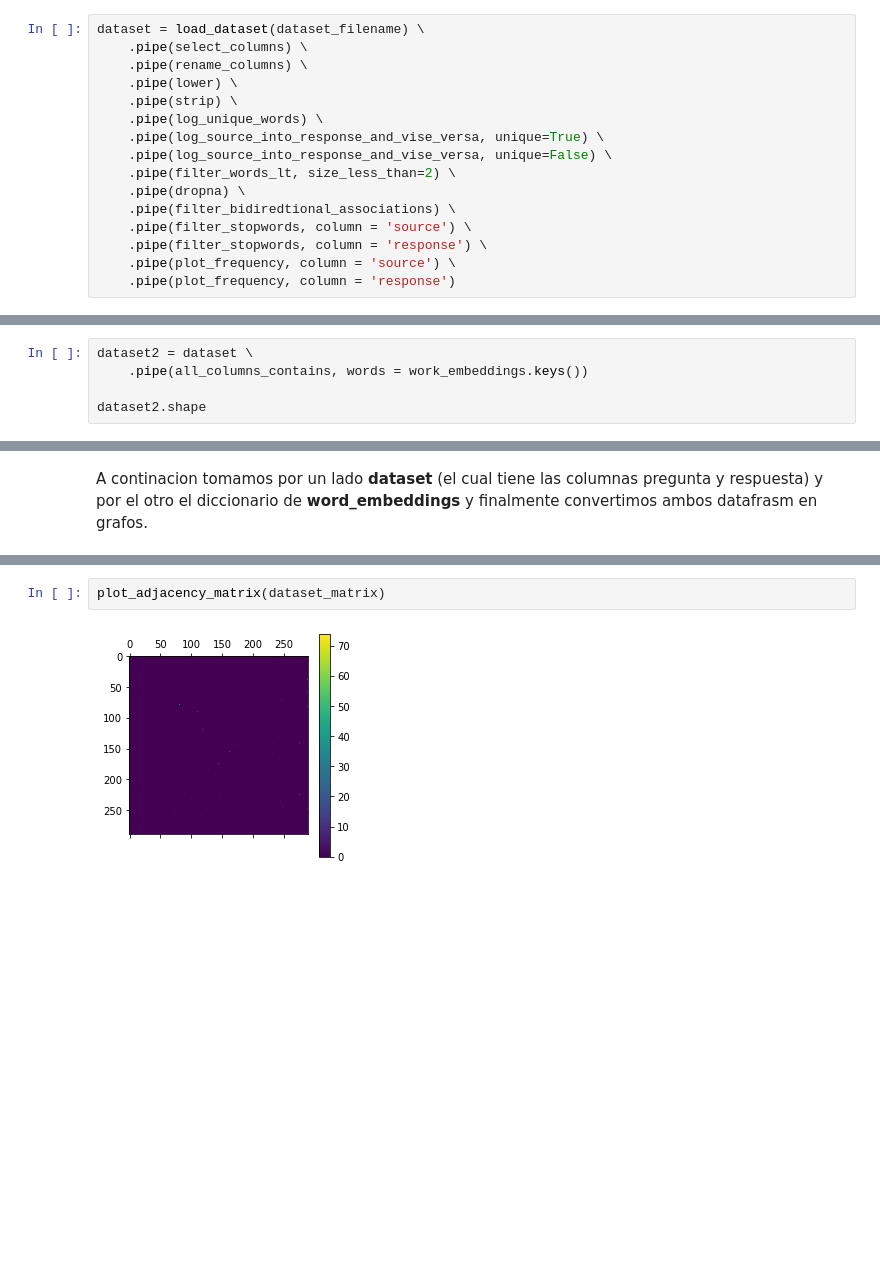
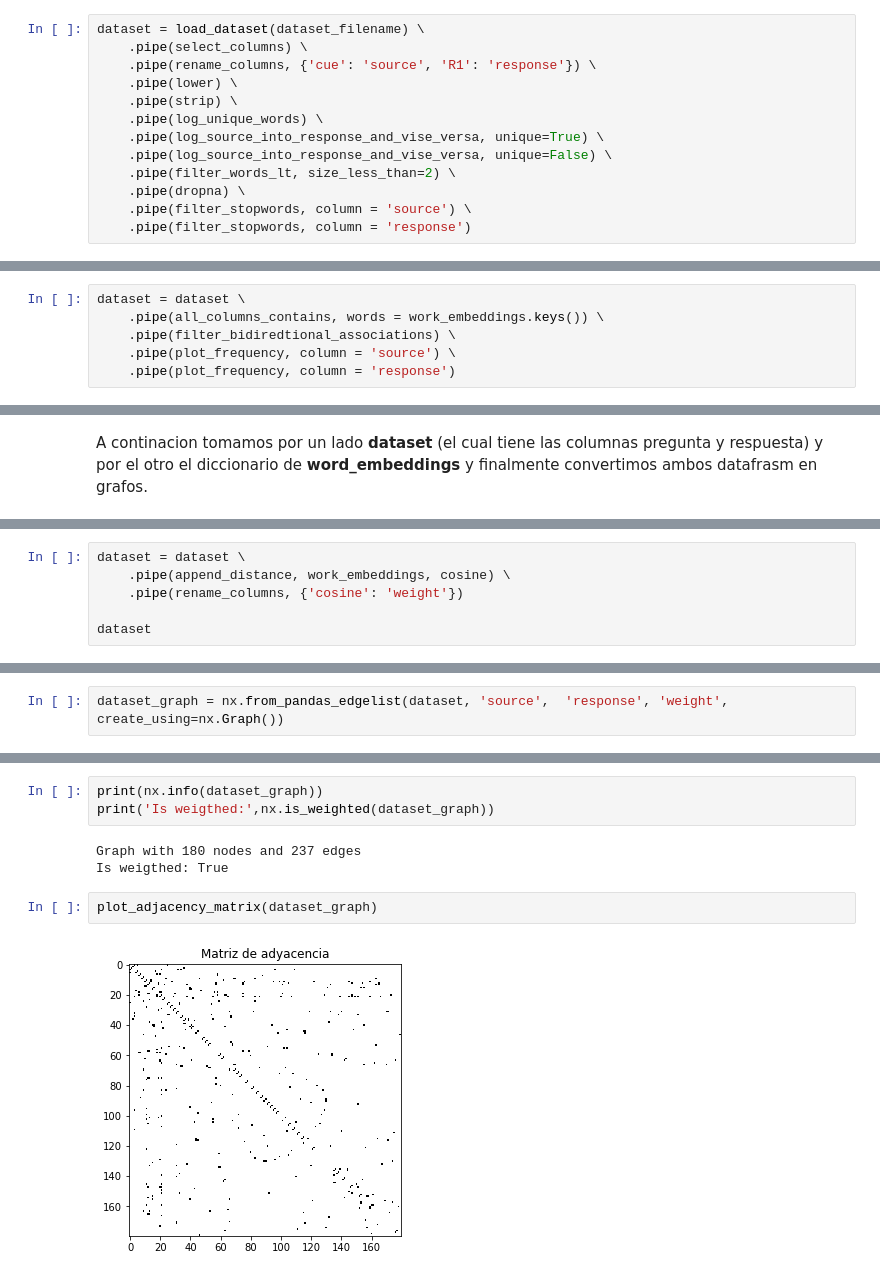
Before and after one commit to magistery-tps/dm-cyt-tp2, a Jupyter notebook: notebooks/tp2.ipynb, the cells around one changed output, grey strips where cells are left out. Cells and saved outputs as stored; diff of their text form; blank space fills up the shorter version.

Commit message:
feat:  filter bodirectional associations af ter work embedding filter. Add graph weights (eiclidean distance)

```diff
--- a/notebooks/tp2.ipynb
+++ b/notebooks/tp2.ipynb
@@ -128,7 +130,7 @@ def load_dataset(filename): return pd.read_csv(dataset_path.format(filename))
 # %%
 dataset = load_dataset(dataset_filename) \
     .pipe(select_columns) \
-    .pipe(rename_columns) \
+    .pipe(rename_columns, {'cue': 'source', 'R1': 'response'}) \
     .pipe(lower) \
     .pipe(strip) \
     .pipe(log_unique_words) \
@@ -136,11 +138,8 @@ dataset = load_dataset(dataset_filename) \
     .pipe(log_source_into_response_and_vise_versa, unique=False) \
     .pipe(filter_words_lt, size_less_than=2) \
     .pipe(dropna) \
-    .pipe(filter_bidiredtional_associations) \
     .pipe(filter_stopwords, column = 'source') \
-    .pipe(filter_stopwords, column = 'response') \
-    .pipe(plot_frequency, column = 'source') \
-    .pipe(plot_frequency, column = 'response')
+    .pipe(filter_stopwords, column = 'response')
 # %% [output]
 INFO: (1228200, 13) --> select_columns({}) --> (1228200, 2)
 INFO: (1228200, 2) --> rename_columns({}) --> (1228200, 2)
@@ -177,6 +175,7 @@ Finalmente filtramos el dataset para que tengo solamante palabras que existan en
 # %%
-dataset2 = dataset \
-    .pipe(all_columns_contains, words = work_embeddings.keys())
-
-dataset2.shape
+dataset = dataset \
+    .pipe(all_columns_contains, words = work_embeddings.keys()) \
+    .pipe(filter_bidiredtional_associations) \
+    .pipe(plot_frequency, column = 'source') \
+    .pipe(plot_frequency, column = 'response')
 # %% [output]
@@ -210,0 +217,6 @@ dataset_graph = nx.from_pandas_adjacency(dataset_matrix)
+# %%
+dataset = dataset \
+    .pipe(append_distance, work_embeddings, cosine) \
+    .pipe(rename_columns, {'cosine': 'weight'})
+
+dataset
@@ -210,0 +239,2 @@ dataset_graph = nx.from_pandas_adjacency(dataset_matrix)
+# %%
+dataset_graph = nx.from_pandas_edgelist(dataset, 'source',  'response', 'weight', create_using=nx.Graph())
@@ -211,4 +245,10 @@ dataset_graph = nx.from_pandas_adjacency(dataset_matrix)
+# %%
+print(nx.info(dataset_graph))
+print('Is weigthed:',nx.is_weighted(dataset_graph))
+# %% [output]
+Graph with 180 nodes and 237 edges
+Is weigthed: True
 # %%
-plot_adjacency_matrix(dataset_matrix)
+plot_adjacency_matrix(dataset_graph)
 # %% [output]
-[figure, old version]
+[figure, new version]
```
Also changed, not shown: parts of 15 cells of this notebook, 4 other files.
